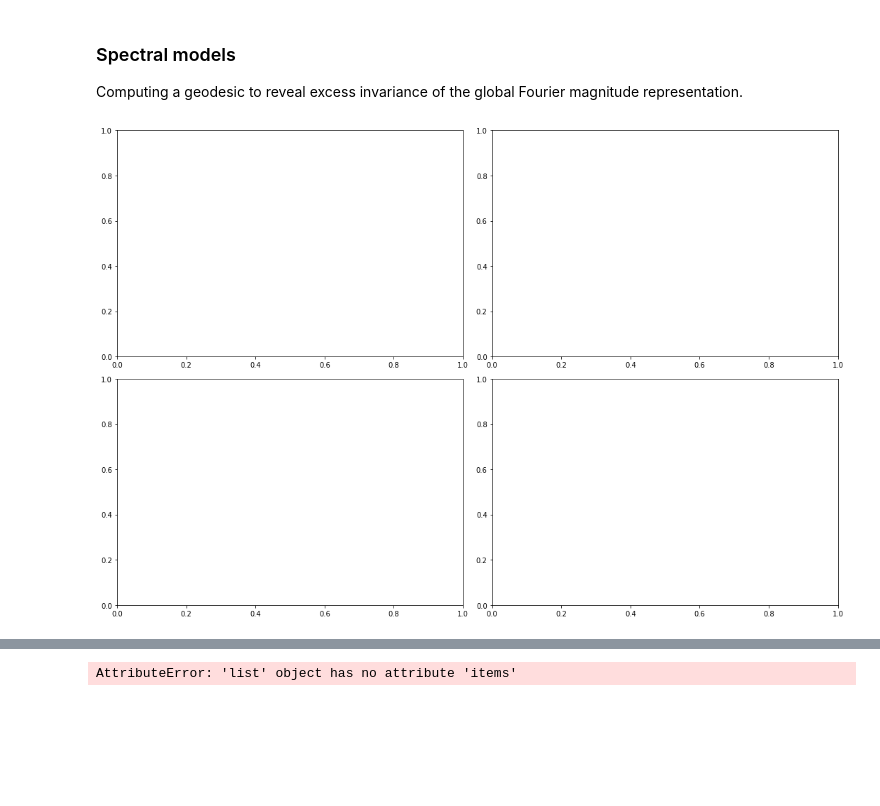
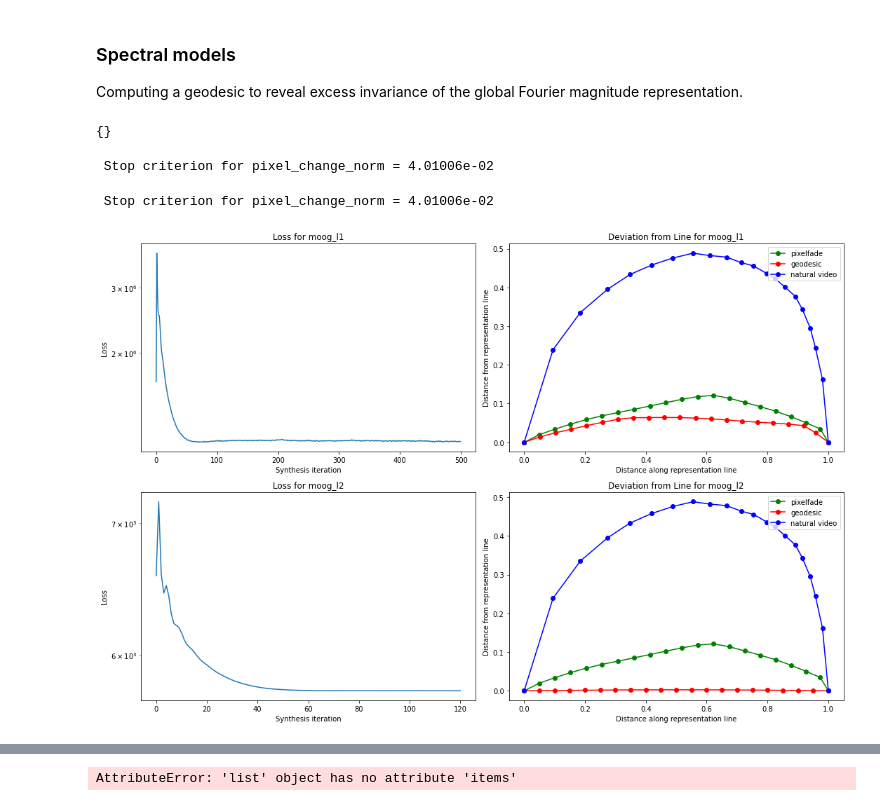
Before and after one commit to hmd101/plenoptic, a Jupyter notebook: examples/05_02_Geodesics_toy_problem.ipynb, the cells around one changed output, grey strips where cells are left out. Saved outputs shown, nothing was run; the diff lists cells and outputs as text; code cells hidden in the pictures; blank space fills up the shorter version.

Commit message:
nice plots

```diff
--- a/examples/05_02_Geodesics_toy_problem.ipynb
+++ b/examples/05_02_Geodesics_toy_problem.ipynb
@@ -163,7 +163,7 @@ geodesics = {}
 optims = {}
 
 
-def synthesize_geodesics(n_steps=n_steps, model= model, loss_types= loss_types, geodesics=geodesics, optims= optims):
+def synthesize_geodesics(n_steps, model, loss_types=['l1', 'l2'], geodesics={}, optims={}):
     for loss_type in loss_types:
     # Generate the name for the Geodesic object based on the loss type
         geodesic_name = f'moog_{loss_type}'
@@ -172,36 +172,43 @@ def synthesize_geodesics(n_steps=n_steps, model= model, loss_types= loss_types,
         optims[geodesic_name] = torch.optim.Adam([geodesics[geodesic_name]._geodesic], lr=.01, amsgrad=True)
         geodesics[geodesic_name].synthesize(max_iter=500, optimizer=optims[geodesic_name], store_progress=True)
     return geodesics, optims
+# %%
+geodesics
+# %% [output]
+{}
 # %%
-geodesics, optims = synthesize_geodesics(n_steps, loss_types,geodesics, optims)
+geodesics, optims = synthesize_geodesics(n_steps=n_steps,model=model)
+# %% [output]
+ Stop criterion for pixel_change_norm = 4.01006e-02
+ Stop criterion for pixel_change_norm = 4.01006e-02
 # %%
-def plotLossAndDeviation(geodesics=geodesics, vid=vid, model=model, n_steps=n_steps, loss_types=loss_types, optims=optims, imgA=imgA, imgB=imgB):
+def plotLossAndDeviation(geodesics, vid, model, n_steps, loss_types, optims, imgA, imgB):
     # Number of loss types
     num_loss_types = len(loss_types)
 
 # Create a figure with subplots - two plots for each loss type (loss and deviation)
     fig, axes = plt.subplots(nrows=num_loss_types, ncols=2, figsize=(15, 5 * num_loss_types))
 
 # Check if there is only one type to adjust the indexing
     if num_loss_types == 1:
         axes = [axes]  # This makes indexing consistent below
 
     for i, (key, geodesic) in enumerate(geodesics.items()):
     # `key` would be 'moog_l1', 'moog_l2', etc.
     # Plot loss on the first column of the current row
         po.synth.geodesic.plot_loss(geodesic, ax=axes[i][0])
         axes[i][0].set_title(f'Loss for {key}')
 
     # Plot deviation from line on the second column of the current row
         po.synth.geodesic.plot_deviation_from_line(geodesic, vid, ax=axes[i][1])
         axes[i][1].set_title(f'Deviation from Line for {key}')
 
     plt.tight_layout()
     plt.show()
 
-plotLossAndDeviation()
+plotLossAndDeviation(geodesics=geodesics, vid=vid, model=model, n_steps=n_steps, loss_types=loss_types, optims=optims, imgA=imgA, imgB=imgB)
 # %% [output]
-[figure, old version]
+[figure, new version]
 # %%
 def plotLossAndEvolution(geodesics=geodesics, vid=vid, model=model, n_steps=n_steps, loss_types=loss_types, optims=optims, imgA=imgA, imgB=imgB):
     num_loss_types = len(loss_types)
```
Also changed, not shown: parts of 11 cells of this notebook.
